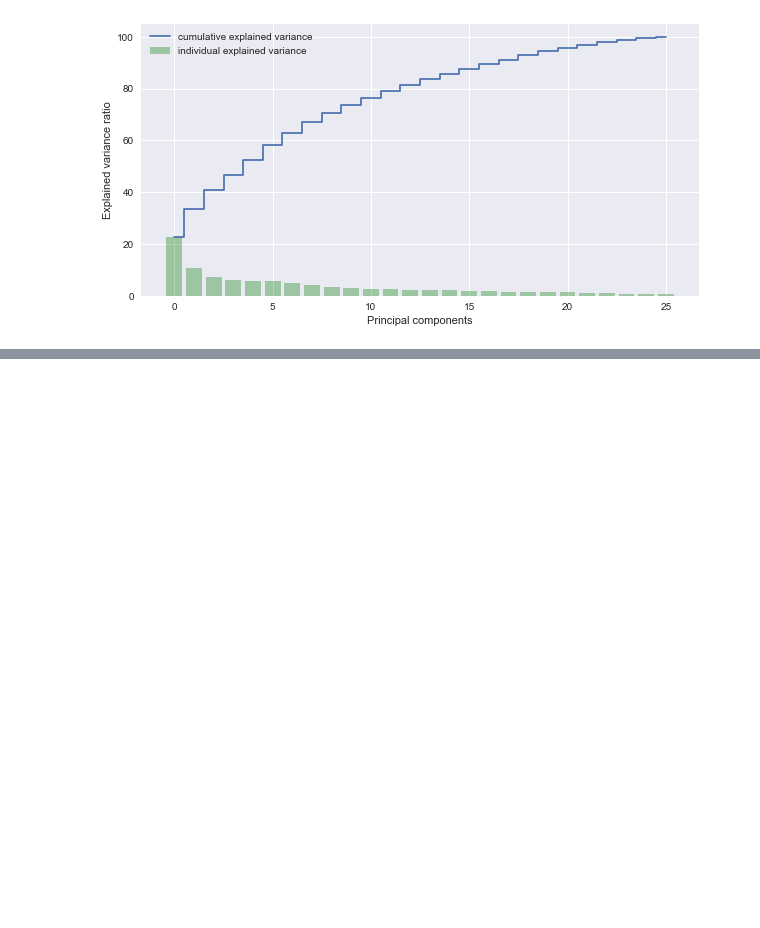
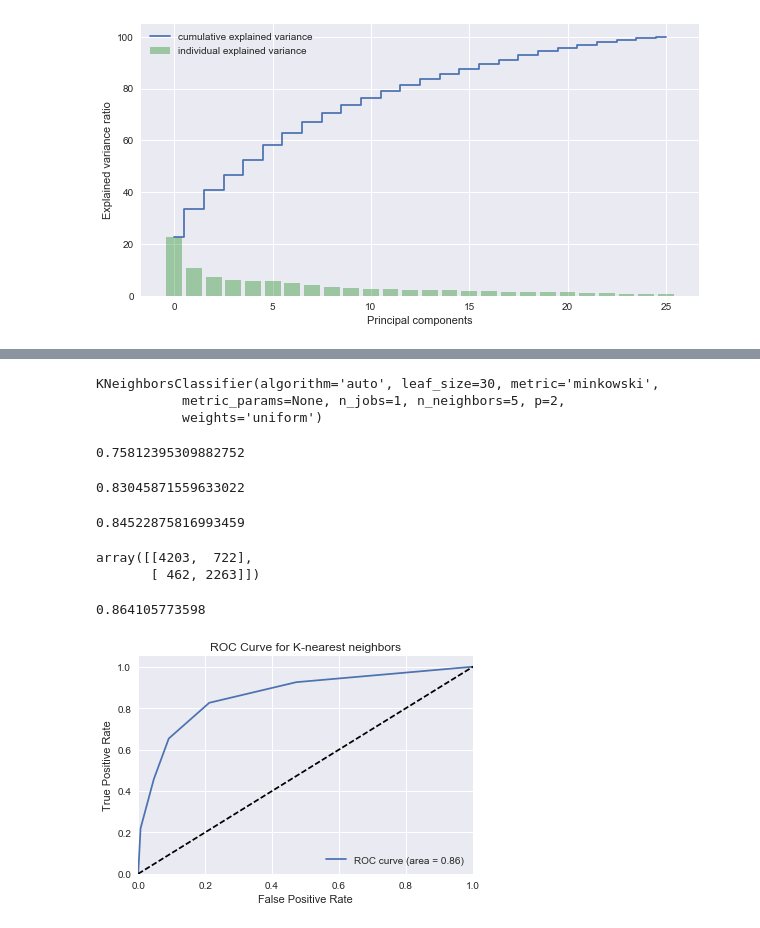
Before and after one commit to pavlafuxova/TFM, a Jupyter notebook: word_count_classifier.ipynb, the cells around one changed output, grey strips where cells are left out. Saved outputs shown, nothing was run; the diff lists cells and outputs as text; code cells hidden in the pictures; blank space fills up the shorter version.

```diff
--- a/word_count_classifier.ipynb
+++ b/word_count_classifier.ipynb
@@ -660,0 +694,51 @@ plt.show()
+# %%
+clf_knn = KNeighborsClassifier(n_neighbors=5) # 5 neighbors seem to maximize efficiency of algorithm
+# %%
+clf_knn.fit(X_train,y_train)
+# %% [output]
+KNeighborsClassifier(algorithm='auto', leaf_size=30, metric='minkowski',
+           metric_params=None, n_jobs=1, n_neighbors=5, p=2,
+           weights='uniform')
+# %%
+precision_score(clf_knn.predict(X_test),y_test)
+# %% [output]
+0.75812395309882752
+# %%
+recall_score(clf_knn.predict(X_test),y_test)
+# %% [output]
+0.83045871559633022
+# %%
+accuracy_score(clf_knn.predict(X_test),y_test)
+# %% [output]
+0.84522875816993459
+# %%
+confusion_matrix(clf_knn.predict(X_test),y_test)
+# %% [output]
+array([[4203,  722],
+       [ 462, 2263]])
+# %%
+# shuffle and split training and test sets
+X_train, X_test, y_train, y_test = train_test_split(X, y, test_size=.5,random_state=42)
+clf_knn.fit(X_train, y_train)
+
+# Determine the false positive and true positive rates
+fpr, tpr, _ = roc_curve(y_test, clf_knn.predict_proba(X_test)[:,1])
+
+# Calculate the AUC
+roc_auc = auc(fpr, tpr)
+print(roc_auc)
+
+# Plot of a ROC curve for a specific class
+plt.figure()
+plt.plot(fpr, tpr, label='ROC curve (area = %0.2f)' % roc_auc)
+plt.plot([0, 1], [0, 1], 'k--')
+plt.xlim([0.0, 1.0])
+plt.ylim([0.0, 1.05])
+plt.xlabel('False Positive Rate')
+plt.ylabel('True Positive Rate')
+plt.title('ROC Curve for K-nearest neighbors')
+plt.legend(loc="lower right")
+plt.show()
+# %% [output]
+0.864105773598
+[figure, added]
```
Also changed, not shown: parts of 7 cells of this notebook.
